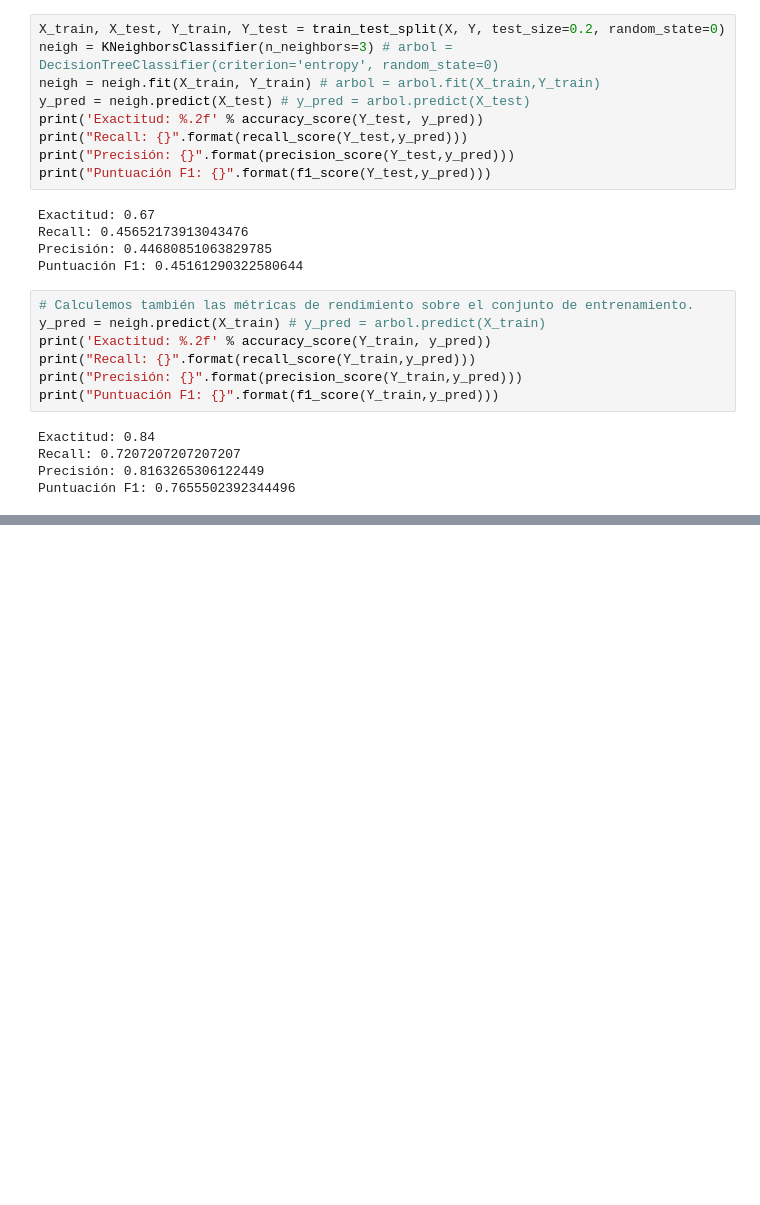
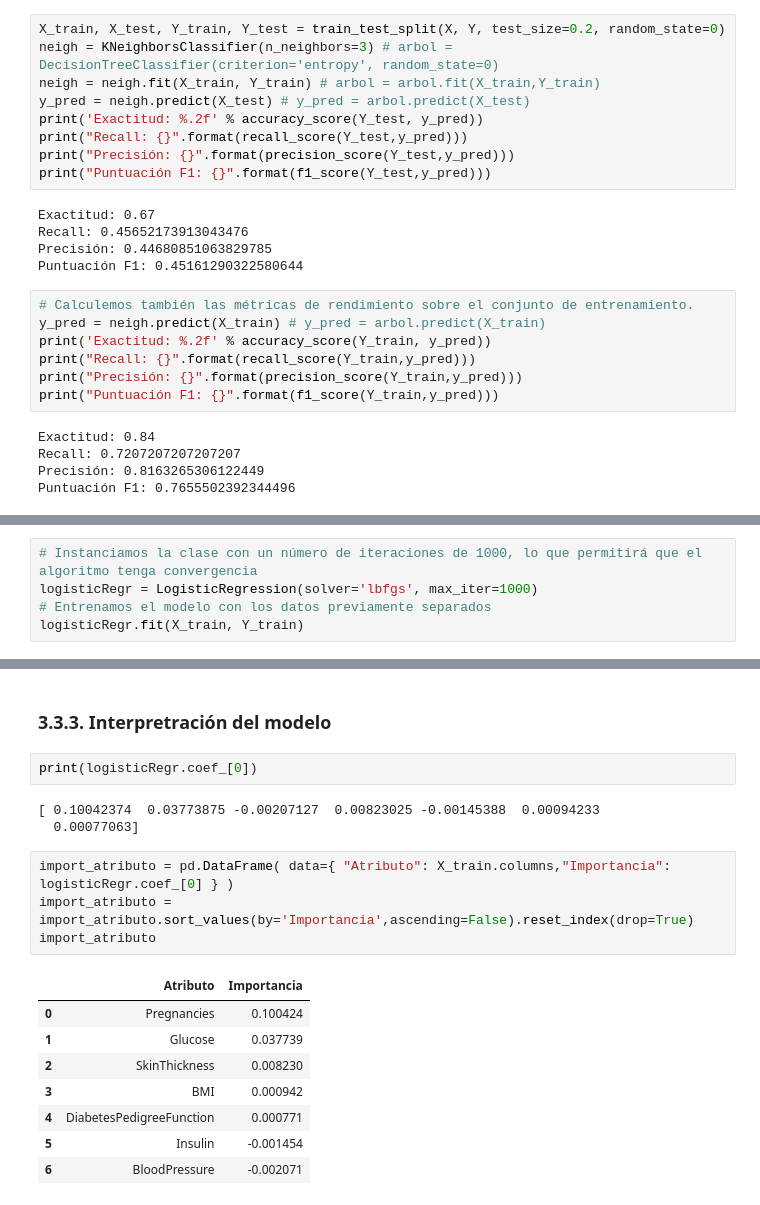
Before and after one commit to amvalero10/BI_lab1, a Jupyter notebook: Lab1.ipynb, the cells around one changed output, grey strips where cells are left out. Saved outputs shown, nothing was run; the diff lists cells and outputs as text; blank space fills up the shorter version.

```diff
--- a/Lab1.ipynb
+++ b/Lab1.ipynb
@@ -611,0 +625,5 @@ plt.show()
+# %%
+# Instanciamos la clase con un número de iteraciones de 1000, lo que permitirá que el algoritmo tenga convergencia
+logisticRegr = LogisticRegression(solver='lbfgs', max_iter=1000)
+# Entrenamos el modelo con los datos previamente separados
+logisticRegr.fit(X_train, Y_train)
@@ -611,0 +678,20 @@ plt.show()
+# %% [markdown]
+### 3.3.3. Interpretración del modelo
+# %%
+print(logisticRegr.coef_[0])
+# %% [output]
+[ 0.10042374  0.03773875 -0.00207127  0.00823025 -0.00145388  0.00094233
+  0.00077063]
+# %%
+import_atributo = pd.DataFrame( data={ "Atributo": X_train.columns,"Importancia": logisticRegr.coef_[0] } )
+import_atributo = import_atributo.sort_values(by='Importancia',ascending=False).reset_index(drop=True)
+import_atributo
+# %% [output]
+|  | Atributo | Importancia |
+| 0 | Pregnancies | 0.100424 |
+| 1 | Glucose | 0.037739 |
+| 2 | SkinThickness | 0.008230 |
+| 3 | BMI | 0.000942 |
+| 4 | DiabetesPedigreeFunction | 0.000771 |
+| 5 | Insulin | -0.001454 |
+| 6 | BloodPressure | -0.002071 |
```
Also changed, not shown: parts of 24 cells of this notebook.
